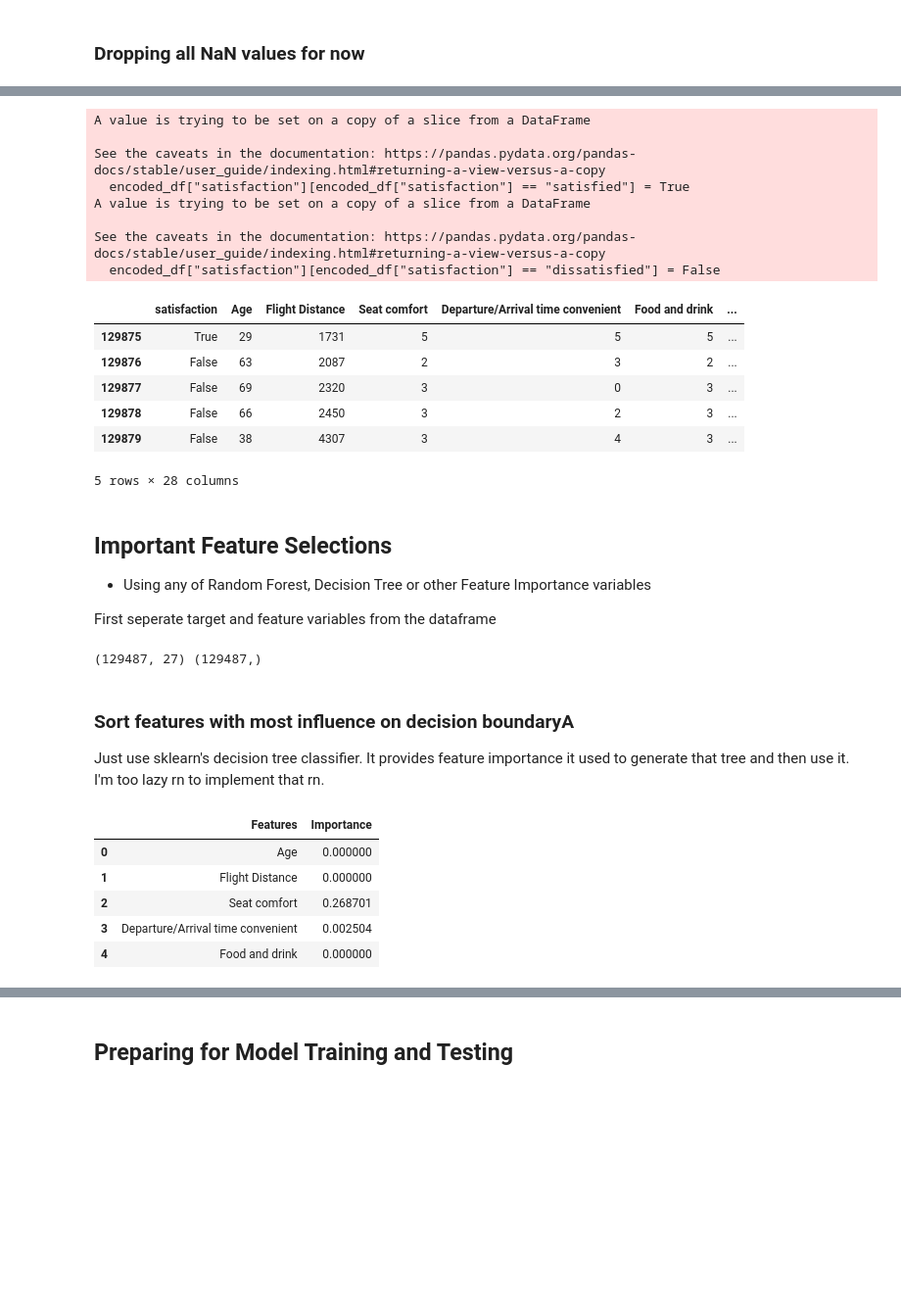
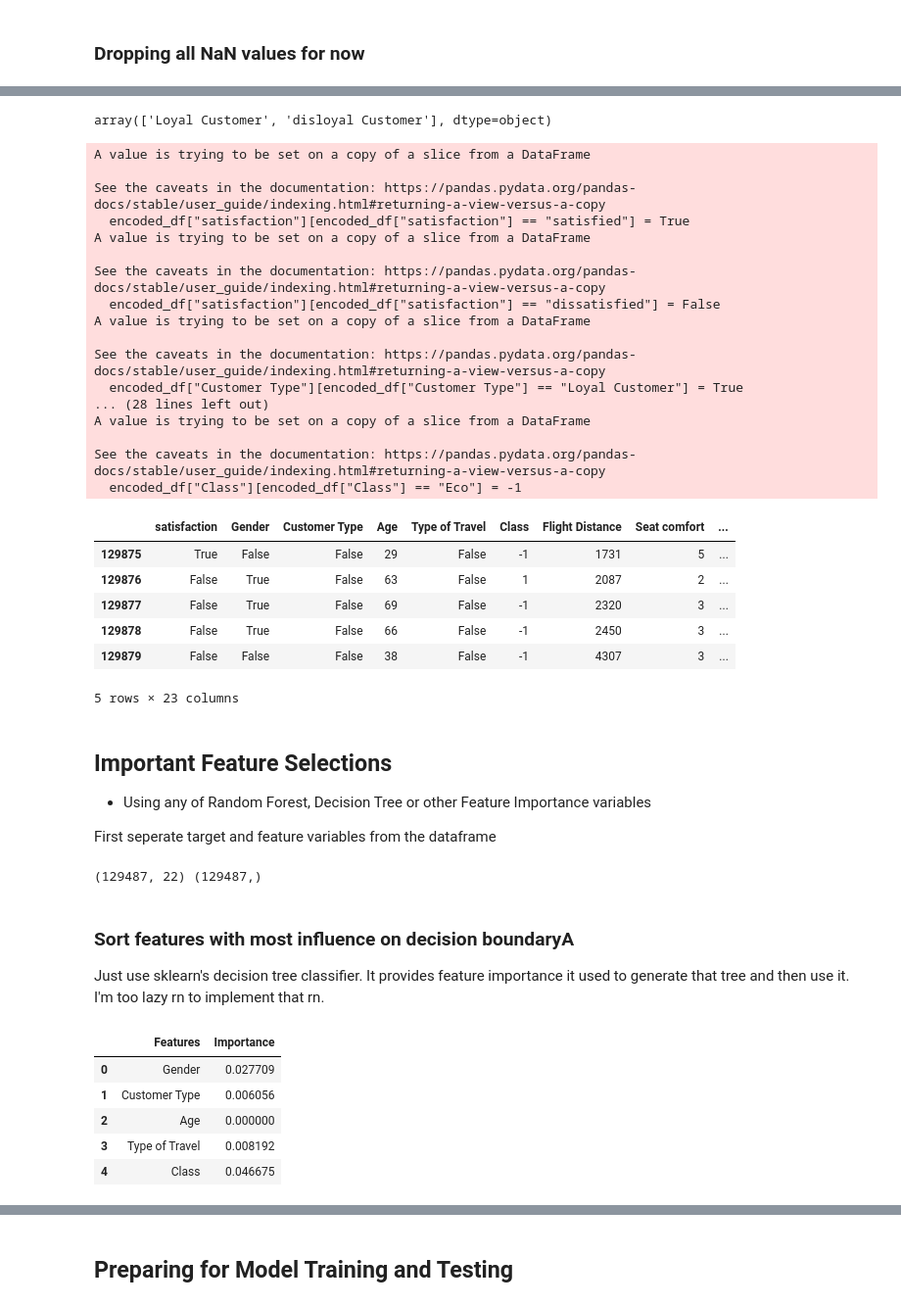
Before and after one commit to needl3/ML, a Jupyter notebook: PracticeDatasets/SelfExploration/LogisticRegression/FlightCustomerSatisfaction.ipynb, the cells around one changed output, grey strips where cells are left out. Shown at 98% size. Drawn from its saved outputs; the diff is of its cells as text; code cells hidden in the pictures; blank space fills up the shorter version.

```diff
--- a/PracticeDatasets/SelfExploration/LogisticRegression/FlightCustomerSatisfaction.ipynb
+++ b/PracticeDatasets/SelfExploration/LogisticRegression/FlightCustomerSatisfaction.ipynb
@@ -37,25 +23,56 @@ for i in ['satisfaction', 'Gender', 'Customer Type', 'Age', 'Type of Travel',
+# %%
+np.unique(df["Customer Type"])
+# %% [output]
+array(['Loyal Customer', 'disloyal Customer'], dtype=object)
 # %%
-encoded_df = pd.get_dummies(df, columns=['Gender', 'Customer Type', "Type of Travel", "Class"])
+encoded_df = df
 encoded_df["satisfaction"][encoded_df["satisfaction"] == "satisfied"] = True
 encoded_df["satisfaction"][encoded_df["satisfaction"] == "dissatisfied"] = False
 encoded_df["satisfaction"] = encoded_df["satisfaction"].astype('bool')
+
+encoded_df["Customer Type"][encoded_df["Customer Type"] == "Loyal Customer"] = True
+encoded_df["Customer Type"][encoded_df["Customer Type"] == "disloyal Customer"] = False
+encoded_df["Customer Type"] = encoded_df["Customer Type"].astype('bool')
+
+encoded_df["Gender"][encoded_df["Gender"] == "Male"] = True
+encoded_df["Gender"][encoded_df["Gender"] == "Female"] = False
+encoded_df["Gender"] = encoded_df["Gender"].astype('bool')
+
+encoded_df["Type of Travel"][encoded_df["Type of Travel"] == "Business travel"] = True
+encoded_df["Type of Travel"][encoded_df["Type of Travel"] == "Personal Travel"] = False
+encoded_df["Type of Travel"] = encoded_df["Type of Travel"].astype('bool')
+
+encoded_df["Class"][encoded_df["Class"] == "Business"] = 1
+encoded_df["Class"][encoded_df["Class"] == "Eco Plus"] = 0
+encoded_df["Class"][encoded_df["Class"] == "Eco"] = -1
+encoded_df["Class"] = encoded_df["Class"].astype('int16')
+
 encoded_df.tail()
 # %% [output]
 A value is trying to be set on a copy of a slice from a DataFrame
 
 See the caveats in the documentation: https://pandas.pydata.org/pandas-docs/stable/user_guide/indexing.html#returning-a-view-versus-a-copy
   encoded_df["satisfaction"][encoded_df["satisfaction"] == "satisfied"] = True
 A value is trying to be set on a copy of a slice from a DataFrame
 
 See the caveats in the documentation: https://pandas.pydata.org/pandas-docs/stable/user_guide/indexing.html#returning-a-view-versus-a-copy
   encoded_df["satisfaction"][encoded_df["satisfaction"] == "dissatisfied"] = False
+A value is trying to be set on a copy of a slice from a DataFrame
+
+See the caveats in the documentation: https://pandas.pydata.org/pandas-docs/stable/user_guide/indexing.html#returning-a-view-versus-a-copy
+  encoded_df["Customer Type"][encoded_df["Customer Type"] == "Loyal Customer"] = True
+... (28 lines left out)
+A value is trying to be set on a copy of a slice from a DataFrame
+
+See the caveats in the documentation: https://pandas.pydata.org/pandas-docs/stable/user_guide/indexing.html#returning-a-view-versus-a-copy
+  encoded_df["Class"][encoded_df["Class"] == "Eco"] = -1
-|  | satisfaction | Age | Flight Distance | Seat comfort | Departure/Arrival time convenient | Food and drink | ... |
-| 129875 | True | 29 | 1731 | 5 | 5 | 5 | ... |
-| 129876 | False | 63 | 2087 | 2 | 3 | 2 | ... |
-| 129877 | False | 69 | 2320 | 3 | 0 | 3 | ... |
-| 129878 | False | 66 | 2450 | 3 | 2 | 3 | ... |
-| 129879 | False | 38 | 4307 | 3 | 4 | 3 | ... |
+|  | satisfaction | Gender | Customer Type | Age | Type of Travel | Class | Flight Distance | Seat comfort | ... |
+| 129875 | True | False | False | 29 | False | -1 | 1731 | 5 | ... |
+| 129876 | False | True | False | 63 | False | 1 | 2087 | 2 | ... |
+| 129877 | False | True | False | 69 | False | -1 | 2320 | 3 | ... |
+| 129878 | False | True | False | 66 | False | -1 | 2450 | 3 | ... |
+| 129879 | False | False | False | 38 | False | -1 | 4307 | 3 | ... |
-5 rows × 28 columns
+5 rows × 23 columns
 # %% [markdown]
 ## Important Feature Selections
 
@@ -67,7 +84,7 @@ X = encoded_df.drop(columns=["satisfaction"])
 y = encoded_df["satisfaction"]
 print(X.shape, y.shape)
 # %% [output]
-(129487, 27) (129487,)
+(129487, 22) (129487,)
 # %% [markdown]
 ### Sort features with most influence on decision boundaryA
 
@@ -82,9 +99,9 @@ feature_df = pd.DataFrame(zip(X.columns, dt.feature_importances_), columns=["Fea
 feature_df.head()
 # %% [output]
 |  | Features | Importance |
-| 0 | Age | 0.000000 |
-| 1 | Flight Distance | 0.000000 |
-| 2 | Seat comfort | 0.268701 |
-| 3 | Departure/Arrival time convenient | 0.002504 |
-| 4 | Food and drink | 0.000000 |
+| 0 | Gender | 0.027709 |
+| 1 | Customer Type | 0.006056 |
+| 2 | Age | 0.000000 |
+| 3 | Type of Travel | 0.008192 |
+| 4 | Class | 0.046675 |
 # %% [markdown]
```
Also changed, not shown: parts of 14 cells of this notebook.
